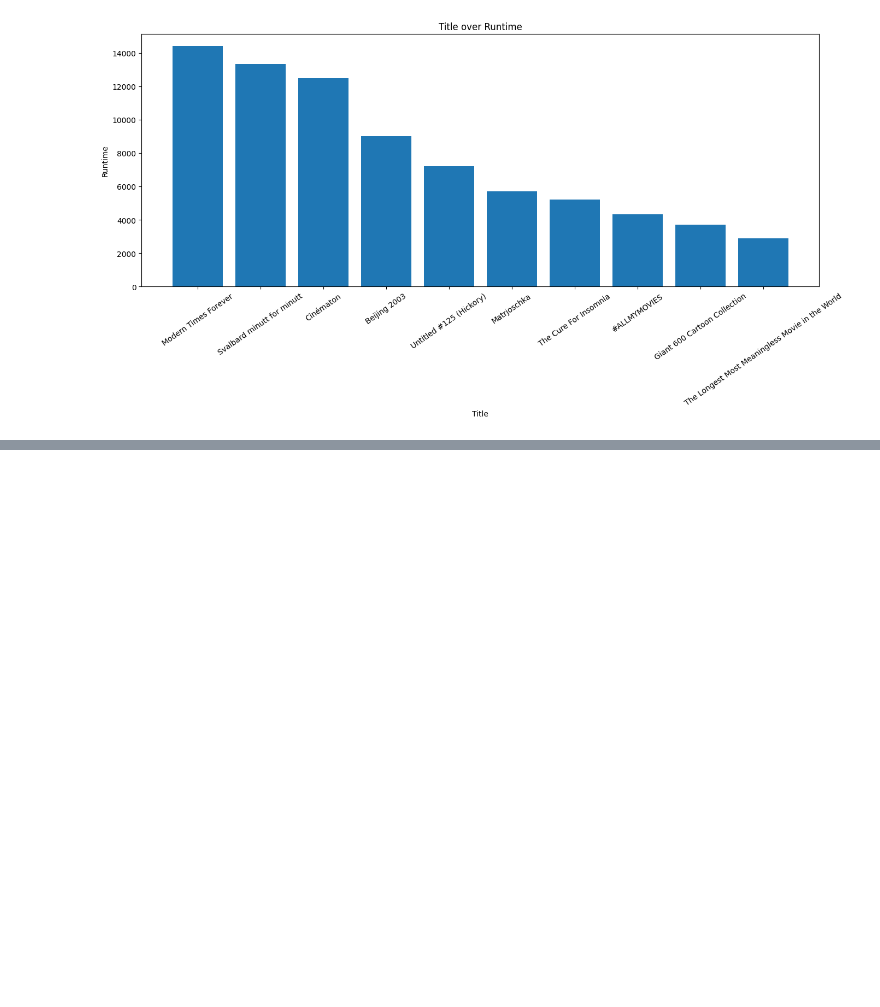
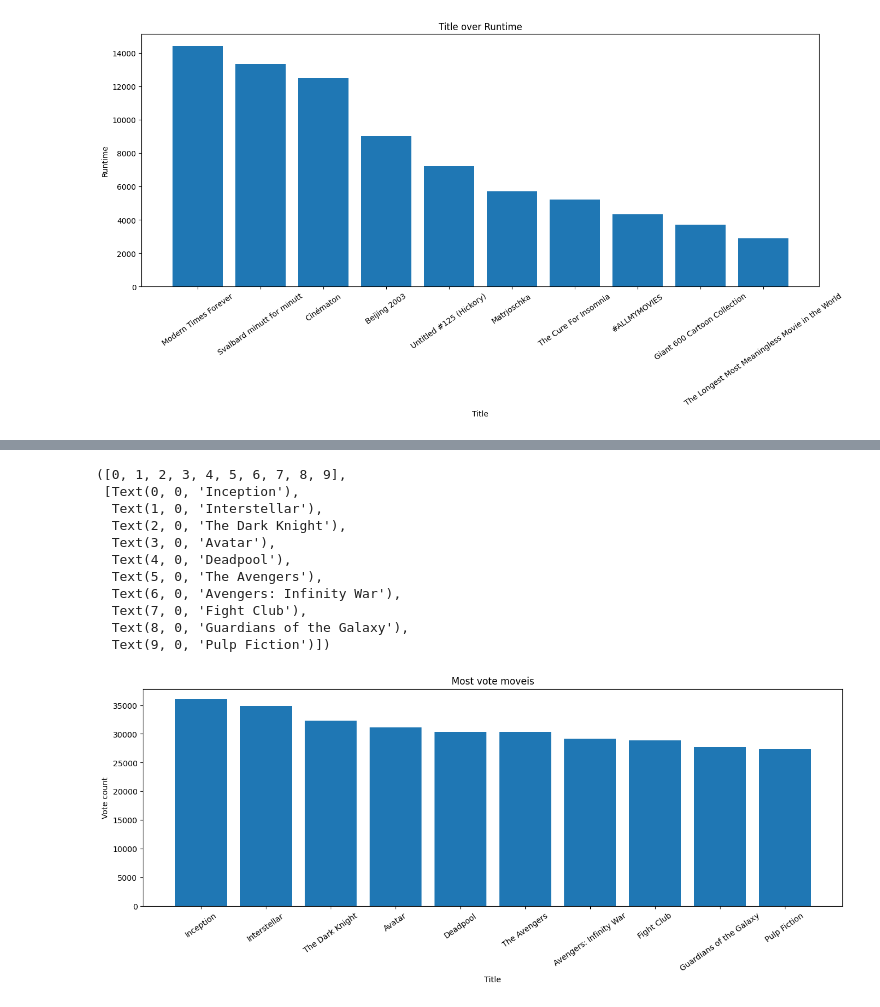
Before and after one commit to Seenuprime/Data-Analytics, a Jupyter notebook: Huge_movies_DataAnalytics.ipynb, the cells around one changed output, grey strips where cells are left out. Saved outputs shown, nothing was run; the diff lists cells and outputs as text; code cells hidden in the pictures; blank space fills up the shorter version.

```diff
--- a/Huge_movies_DataAnalytics.ipynb
+++ b/Huge_movies_DataAnalytics.ipynb
@@ -210,0 +218,3 @@ plt.xticks(rotation=35)
+# %%
+most_voted = df[['title', 'vote_count']].sort_values(by='vote_count', ascending=False)
+most_voted.head(10)
@@ -210,0 +233,20 @@ plt.xticks(rotation=35)
+# %%
+plt.figure(figsize=(16, 5))
+plt.bar(most_voted.title[:10], most_voted.vote_count[:10])
+plt.title('Most vote moveis')
+plt.xlabel('Title')
+plt.ylabel('Vote count')
+plt.xticks(rotation=35)
+# %% [output]
+([0, 1, 2, 3, 4, 5, 6, 7, 8, 9],
+ [Text(0, 0, 'Inception'),
+  Text(1, 0, 'Interstellar'),
+  Text(2, 0, 'The Dark Knight'),
+  Text(3, 0, 'Avatar'),
+  Text(4, 0, 'Deadpool'),
+  Text(5, 0, 'The Avengers'),
+  Text(6, 0, 'Avengers: Infinity War'),
+  Text(7, 0, 'Fight Club'),
+  Text(8, 0, 'Guardians of the Galaxy'),
+  Text(9, 0, 'Pulp Fiction')])
+[figure, added]
```
Also changed, not shown: parts of 15 cells of this notebook.
